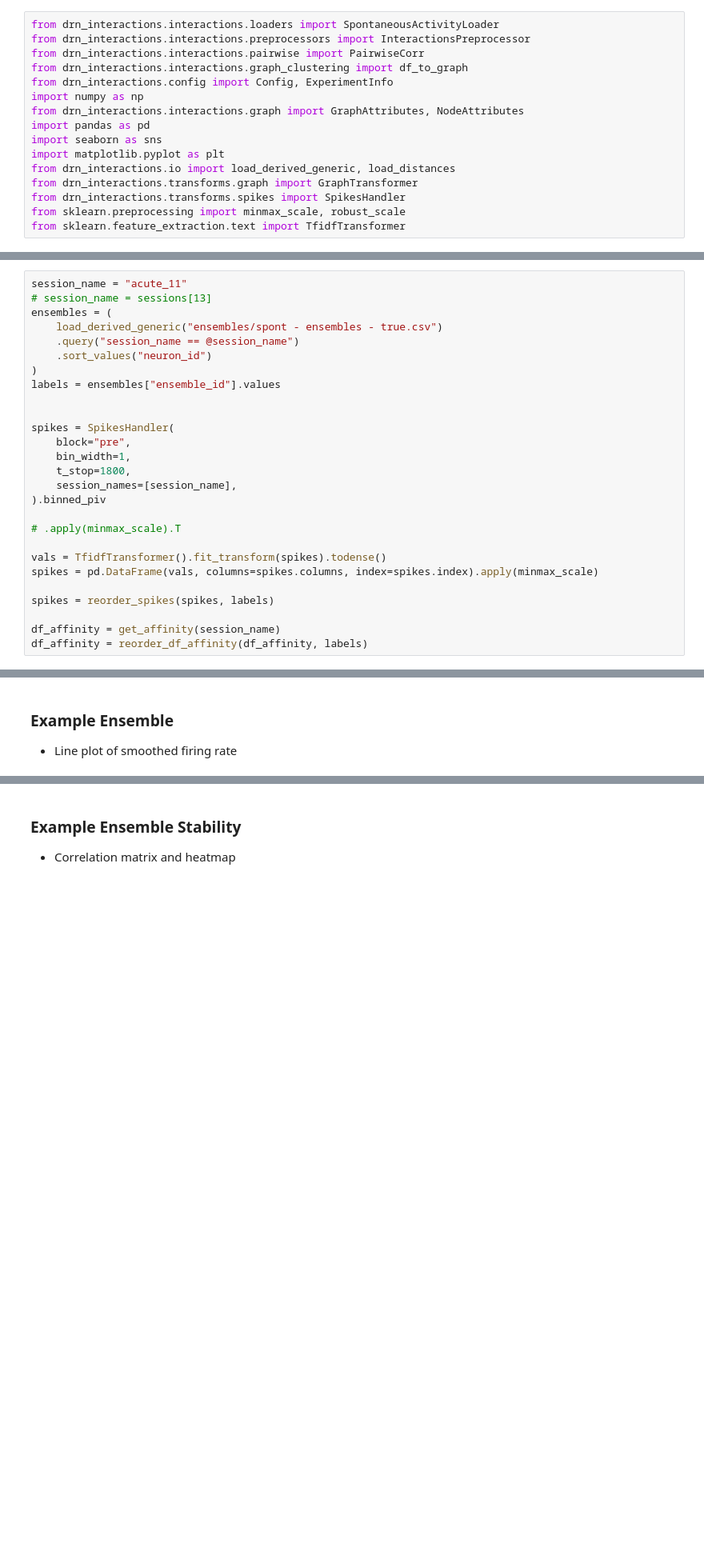
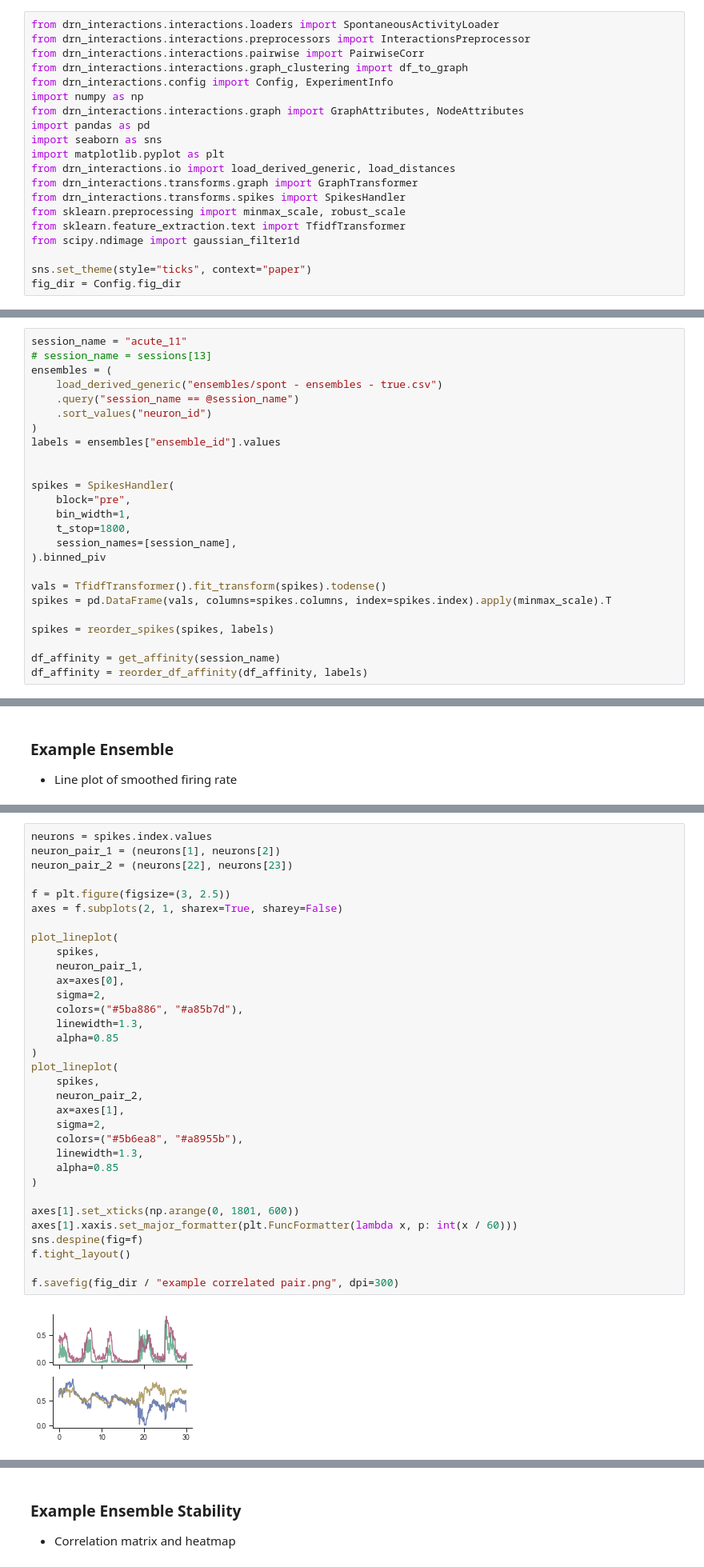
Before and after one commit to Ruairi-osul/drn-interactions, a Jupyter notebook: notebooks/Spontaneous Interactions/Figure.ipynb, the cells around one changed output, grey strips where cells are left out. Shown at 80% size. Drawn from its saved outputs; the diff is of its cells as text; blank space fills up the shorter version.

Commit message:
Revert "Feature/spont interactions figure (#31)"
This reverts commit 15ee920de6395b35903147b7d0268ee91e1975ec.

```diff
--- a/notebooks/Spontaneous Interactions/Figure.ipynb
+++ b/notebooks/Spontaneous Interactions/Figure.ipynb
@@ -14,6 +14,10 @@ from drn_interactions.transforms.graph import GraphTransformer
 from drn_interactions.transforms.spikes import SpikesHandler
 from sklearn.preprocessing import minmax_scale, robust_scale
 from sklearn.feature_extraction.text import TfidfTransformer
+from scipy.ndimage import gaussian_filter1d
+
+sns.set_theme(style="ticks", context="paper")
+fig_dir = Config.fig_dir
 # %%
 def reorder_df_affinity(df, ensemble_labels):
     idx = np.argsort(ensemble_labels)
@@ -55,10 +78,8 @@ spikes = SpikesHandler(
     session_names=[session_name],
 ).binned_piv
 
-# .apply(minmax_scale).T
-
 vals = TfidfTransformer().fit_transform(spikes).todense()
-spikes = pd.DataFrame(vals, columns=spikes.columns, index=spikes.index).apply(minmax_scale)
+spikes = pd.DataFrame(vals, columns=spikes.columns, index=spikes.index).apply(minmax_scale).T
 
 spikes = reorder_spikes(spikes, labels)
 
@@ -109,0 +94,35 @@ plt.plot(time, n1, label="n3")
+# %%
+neurons = spikes.index.values
+neuron_pair_1 = (neurons[1], neurons[2])
+neuron_pair_2 = (neurons[22], neurons[23])
+
+f = plt.figure(figsize=(3, 2.5))
+axes = f.subplots(2, 1, sharex=True, sharey=False)
+
+plot_lineplot(
+    spikes,
+    neuron_pair_1,
+    ax=axes[0],
+    sigma=2,
+    colors=("#5ba886", "#a85b7d"),
+    linewidth=1.3,
+    alpha=0.85
+)
+plot_lineplot(
+    spikes,
+    neuron_pair_2,
+    ax=axes[1],
+    sigma=2,
+    colors=("#5b6ea8", "#a8955b"),
+    linewidth=1.3,
+    alpha=0.85
+)
+
+axes[1].set_xticks(np.arange(0, 1801, 600))
+axes[1].xaxis.set_major_formatter(plt.FuncFormatter(lambda x, p: int(x / 60)))
+sns.despine(fig=f)
+f.tight_layout()
+
+f.savefig(fig_dir / "example correlated pair.png", dpi=300)
+# %% [output]
+[figure, added]
```
Also changed, not shown: parts of 7 cells of this notebook, 1 other file.
